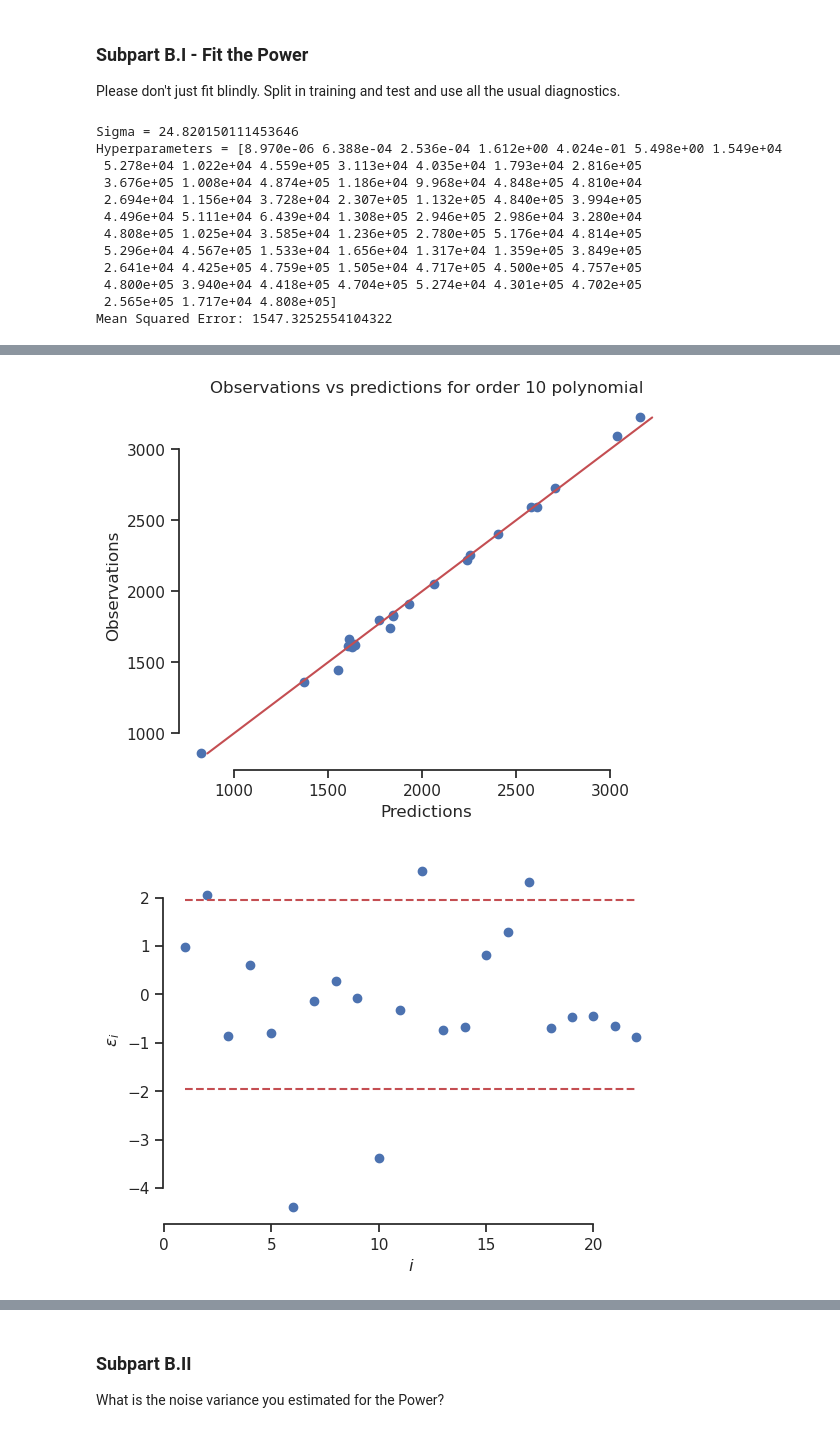
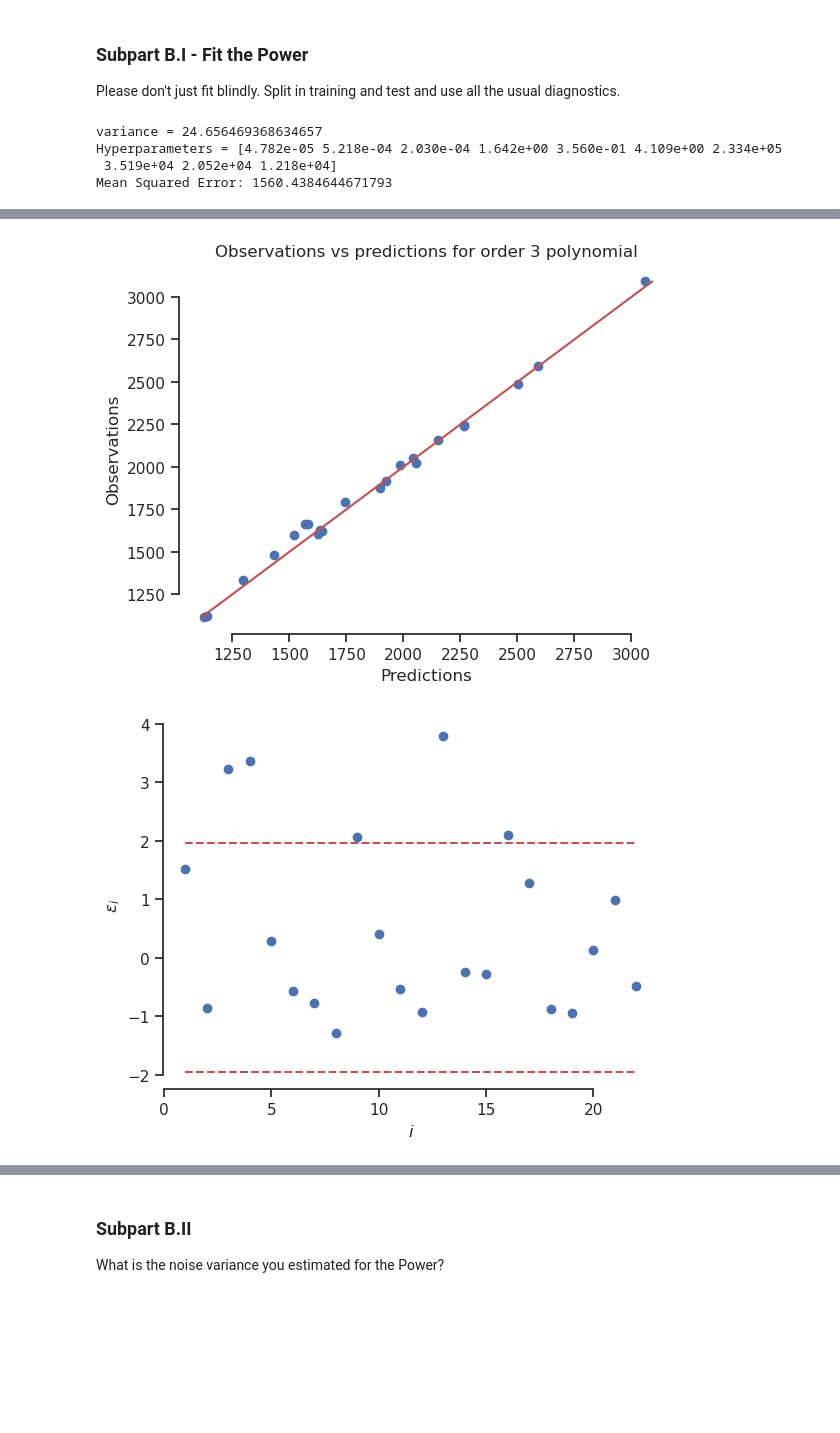
Before and after one commit to zeligerstav/data-analytics-se, a Jupyter notebook: lecturebook/homework/homework-04.ipynb, the cells around one changed output, grey strips where cells are left out. Drawn from its saved outputs; the diff is of its cells as text; code cells hidden in the pictures; blank space fills up the shorter version.

```diff
--- a/lecturebook/homework/homework-04.ipynb
+++ b/lecturebook/homework/homework-04.ipynb
@@ -1209,7 +1175,7 @@ plt.legend(loc='best');
 
 
 #### Fitting Our Model and checking variance####
-d = 10
+d = 3
 import sklearn.preprocessing
 
 polynomial = sklearn.preprocessing.PolynomialFeatures(d)
@@ -1220,15 +1186,14 @@ model = ARDRegression(fit_intercept = False).fit(Phis,y_train)
 # Get Variance
 sigma = np.sqrt(1.0 / model.alpha_)
 lamb = model.lambda_
-print(f'Sigma = {sigma}')
+print(f'variance = {sigma}')
 print(f'Hyperparameters = {lamb}')
 
 
 #### Mean Squared Error ####
 Phis_validation = polynomial.fit_transform(x_valid)
-w = model.coef_
 
-y_prediction = Phis_validation @ w
+y_prediction = model.predict(Phis_validation)
 error= np.mean((y_prediction - y_valid)**2)
 print(f'Mean Squared Error: {error}')
 
@@ -1266,15 +1231,7 @@ fig, ax = plt.subplots()
 st.probplot(eps, dist=st.norm, plot=ax)
 sns.despine(trim=True)
 # %% [output]
-Sigma = 24.820150111453646
-Hyperparameters = [8.970e-06 6.388e-04 2.536e-04 1.612e+00 4.024e-01 5.498e+00 1.549e+04
- 5.278e+04 1.022e+04 4.559e+05 3.113e+04 4.035e+04 1.793e+04 2.816e+05
- 3.676e+05 1.008e+04 4.874e+05 1.186e+04 9.968e+04 4.848e+05 4.810e+04
- 2.694e+04 1.156e+04 3.728e+04 2.307e+05 1.132e+05 4.840e+05 3.994e+05
- 4.496e+04 5.111e+04 6.439e+04 1.308e+05 2.946e+05 2.986e+04 3.280e+04
- 4.808e+05 1.025e+04 3.585e+04 1.236e+05 2.780e+05 5.176e+04 4.814e+05
- 5.296e+04 4.567e+05 1.533e+04 1.656e+04 1.317e+04 1.359e+05 3.849e+05
- 2.641e+04 4.425e+05 4.759e+05 1.505e+04 4.717e+05 4.500e+05 4.757e+05
- 4.800e+05 3.940e+04 4.418e+05 4.704e+05 5.274e+04 4.301e+05 4.702e+05
- 2.565e+05 1.717e+04 4.808e+05]
-Mean Squared Error: 1547.3252554104322
+variance = 24.656469368634657
+Hyperparameters = [4.782e-05 5.218e-04 2.030e-04 1.642e+00 3.560e-01 4.109e+00 2.334e+05
+ 3.519e+04 2.052e+04 1.218e+04]
+Mean Squared Error: 1560.4384644671793
@@ -1284,2 +1241,2 @@ Mean Squared Error: 1547.3252554104322
-[figure, old version]
+[figure, new version]
-[figure, old version]
+[figure, new version]
```
Also changed, not shown: parts of 22 cells of this notebook, 1 other file.
